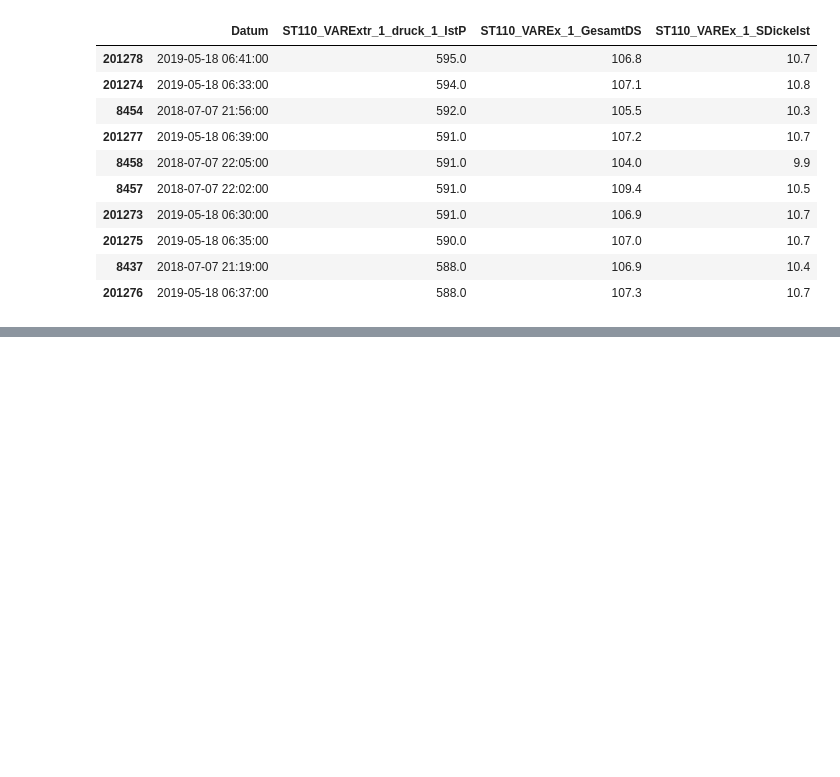
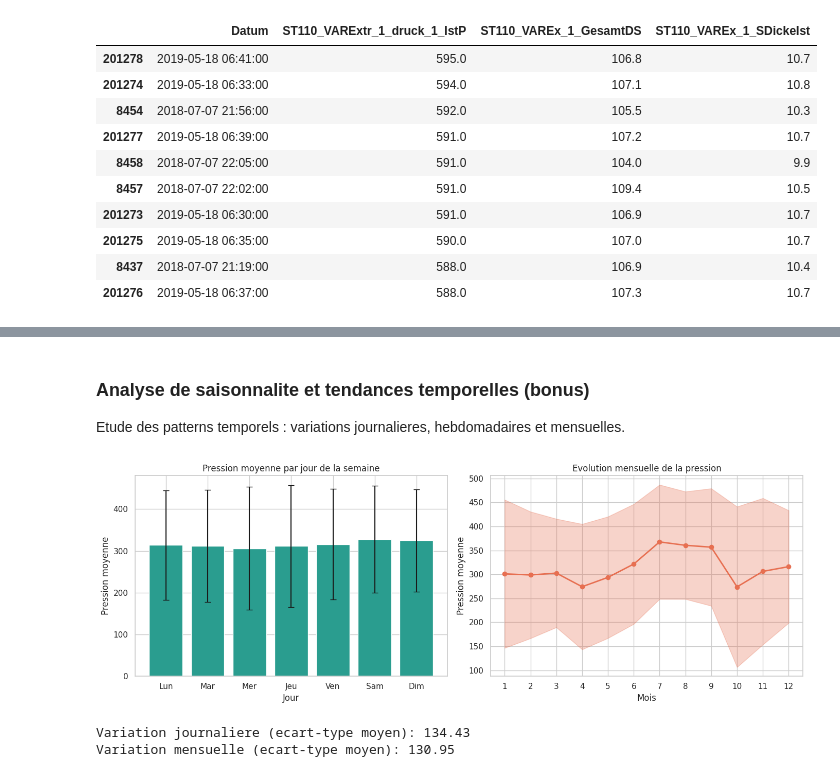
Before and after one commit to bdidier3/ProjetAnalyse, a Jupyter notebook: projet_bigdata_extrusion.ipynb, the cells around one changed output, grey strips where cells are left out. Saved outputs shown, nothing was run; the diff lists cells and outputs as text; code cells hidden in the pictures; blank space fills up the shorter version.

Commit message:
Ajout bonus

```diff
--- a/projet_bigdata_extrusion.ipynb
+++ b/projet_bigdata_extrusion.ipynb
@@ -265,0 +277,44 @@ ValueError: Mime type rendering requires nbformat>=4.2.0 but it is not installed
+# %% [markdown]
+### Analyse de saisonnalite et tendances temporelles (bonus)
+
+Etude des patterns temporels : variations journalieres, hebdomadaires et mensuelles.
+# %%
+# Extraction des composantes temporelles
+df['day_of_week'] = df['Datum'].dt.dayofweek
+df['month'] = df['Datum'].dt.month
+df['week'] = df['Datum'].dt.isocalendar().week
+
+# Agregation par jour de la semaine
+daily_pattern = df.groupby('day_of_week')[pressure_col].agg(['mean', 'std']).reset_index()
+daily_pattern['day_name'] = ['Lun', 'Mar', 'Mer', 'Jeu', 'Ven', 'Sam', 'Dim']
+
+# Agregation par mois
+monthly_pattern = df.groupby('month')[pressure_col].agg(['mean', 'std']).reset_index()
+
+fig, axes = plt.subplots(1, 2, figsize=(14, 5))
+
+# Pattern journalier
+axes[0].bar(daily_pattern['day_name'], daily_pattern['mean'], yerr=daily_pattern['std'], capsize=4, color='#2A9D8F')
+axes[0].set_title('Pression moyenne par jour de la semaine')
+axes[0].set_xlabel('Jour')
+axes[0].set_ylabel('Pression moyenne')
+
+# Pattern mensuel
+axes[1].plot(monthly_pattern['month'], monthly_pattern['mean'], marker='o', linewidth=2, color='#E76F51')
+axes[1].fill_between(monthly_pattern['month'],
+                     monthly_pattern['mean'] - monthly_pattern['std'],
+                     monthly_pattern['mean'] + monthly_pattern['std'], alpha=0.3, color='#E76F51')
+axes[1].set_title('Evolution mensuelle de la pression')
+axes[1].set_xlabel('Mois')
+axes[1].set_ylabel('Pression moyenne')
+axes[1].set_xticks(range(1, 13))
+
+plt.tight_layout()
+plt.show()
+
+print("Variation journaliere (ecart-type moyen):", daily_pattern['std'].mean().round(2))
+print("Variation mensuelle (ecart-type moyen):", monthly_pattern['std'].mean().round(2))
+# %% [output]
+[figure, added]
+Variation journaliere (ecart-type moyen): 134.43
+Variation mensuelle (ecart-type moyen): 130.95
```
Also changed, not shown: parts of 12 cells of this notebook.
